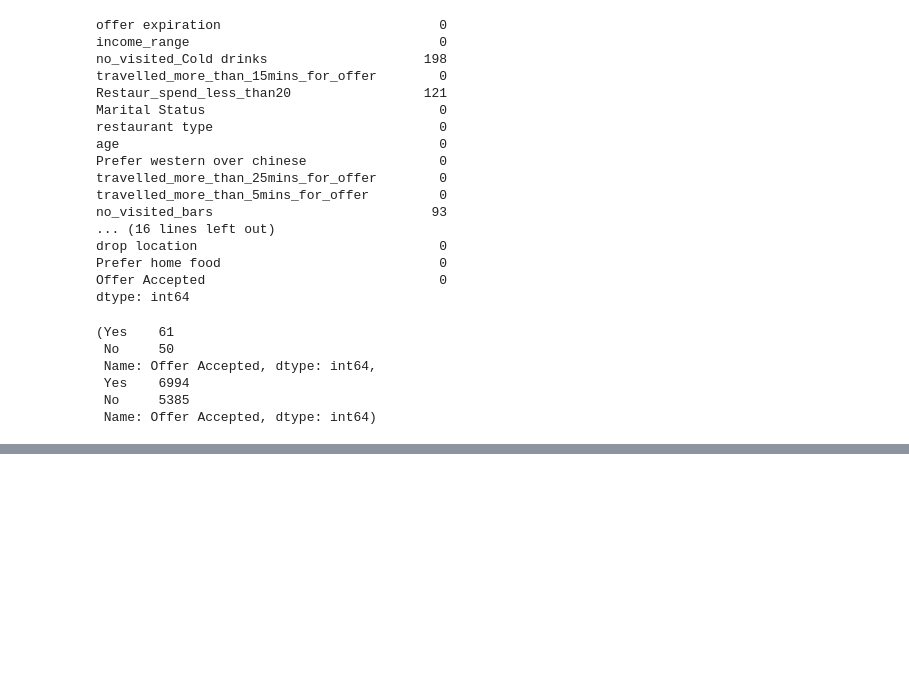
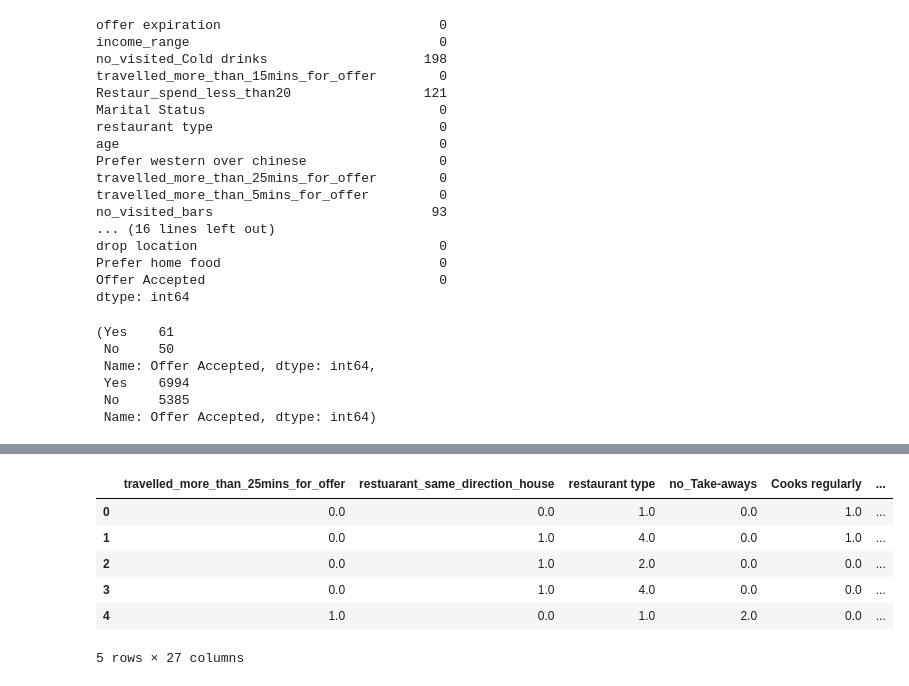
Before and after one commit to ShagunDwivedi/MarketingStrategy-PersonalisedOffer, a Jupyter notebook: mlp-project.ipynb, the cells around one changed output, grey strips where cells are left out. Drawn from its saved outputs; the diff is of its cells as text; code cells hidden in the pictures; blank space fills up the shorter version.

```diff
--- a/mlp-project.ipynb
+++ b/mlp-project.ipynb
@@ -198,0 +109,3 @@ train_data.head()
+# %%
+y_train_all = train_data.pop('Offer Accepted')
+X_train_all = train_data
@@ -198,0 +138,11 @@ train_data.head()
+# %%
+X_train_full = pd.DataFrame(pipeline.fit_transform(X_train_all), columns=all_col)
+X_train_full.head()
+# %% [output]
+|  | travelled_more_than_25mins_for_offer | restuarant_same_direction_house | restaurant type | no_Take-aways | Cooks regularly | ... |
+| 0 | 0.0 | 0.0 | 1.0 | 0.0 | 1.0 | ... |
+| 1 | 0.0 | 1.0 | 4.0 | 0.0 | 1.0 | ... |
+| 2 | 0.0 | 1.0 | 2.0 | 0.0 | 0.0 | ... |
+| 3 | 0.0 | 1.0 | 4.0 | 0.0 | 0.0 | ... |
+| 4 | 1.0 | 0.0 | 1.0 | 2.0 | 0.0 | ... |
+5 rows × 27 columns
```
Also changed, not shown: parts of 37 cells of this notebook.
